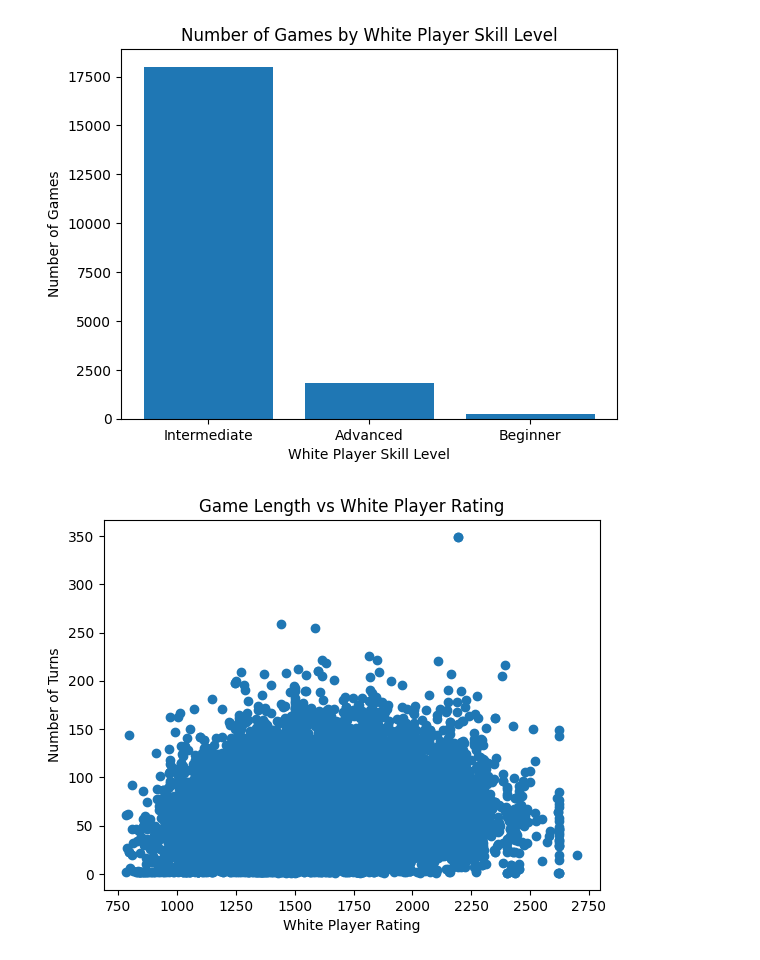
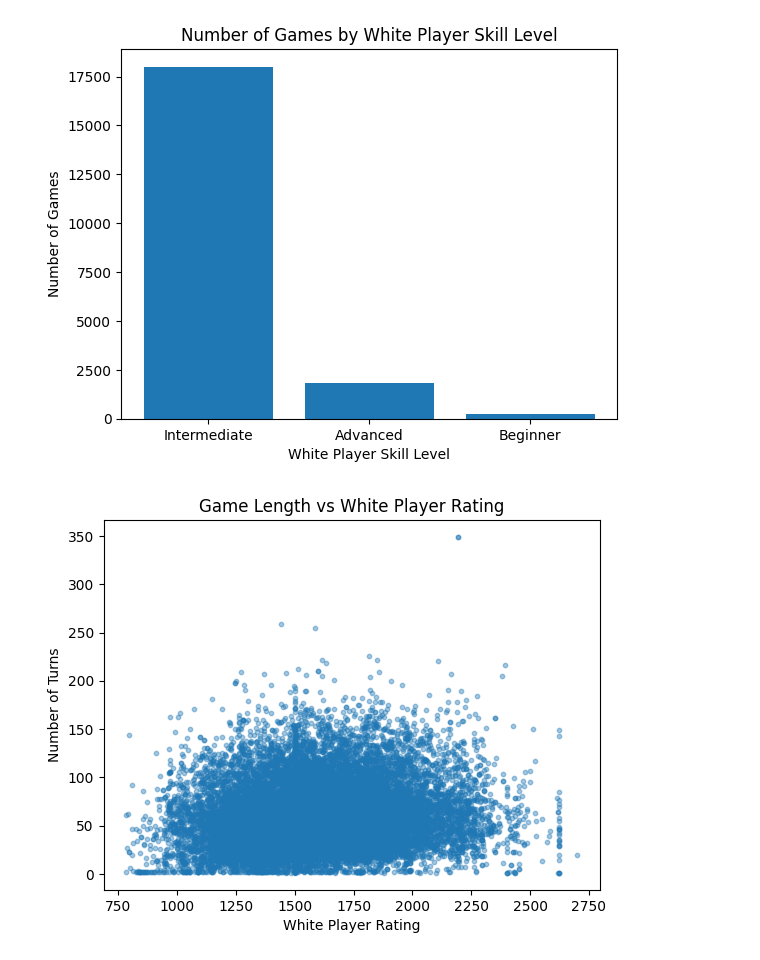
Before and after one commit to CarlChapman95/Chess_Games_Anaylsis, a Jupyter notebook: Chess.ipynb, the cells around one changed output. Drawn from its saved outputs; the diff is of its cells as text; code cells hidden in the pictures.

Commit message:
Graphs are done.

```diff
--- a/Chess.ipynb
+++ b/Chess.ipynb
@@ -292,11 +292,11 @@ plt.show()
 # %%
 #Does game length vary by skill level?
 
 plt.figure()
-plt.scatter(df['white_rating'], df['turns'])
+plt.scatter(df['white_rating'], df['turns'], s=10, alpha=0.4)
 plt.xlabel('White Player Rating')
 plt.ylabel('Number of Turns')
 plt.title('Game Length vs White Player Rating')
 plt.show()
 # %% [output]
-[figure, old version]
+[figure, new version]
```
Also changed, not shown: parts of 3 cells of this notebook.
